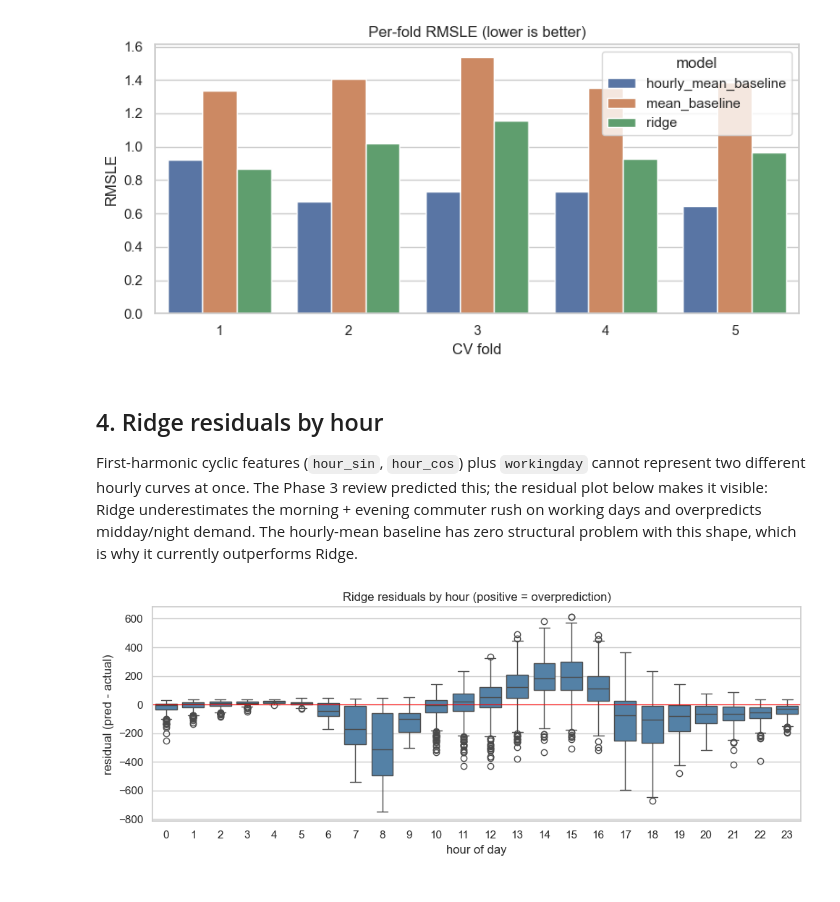
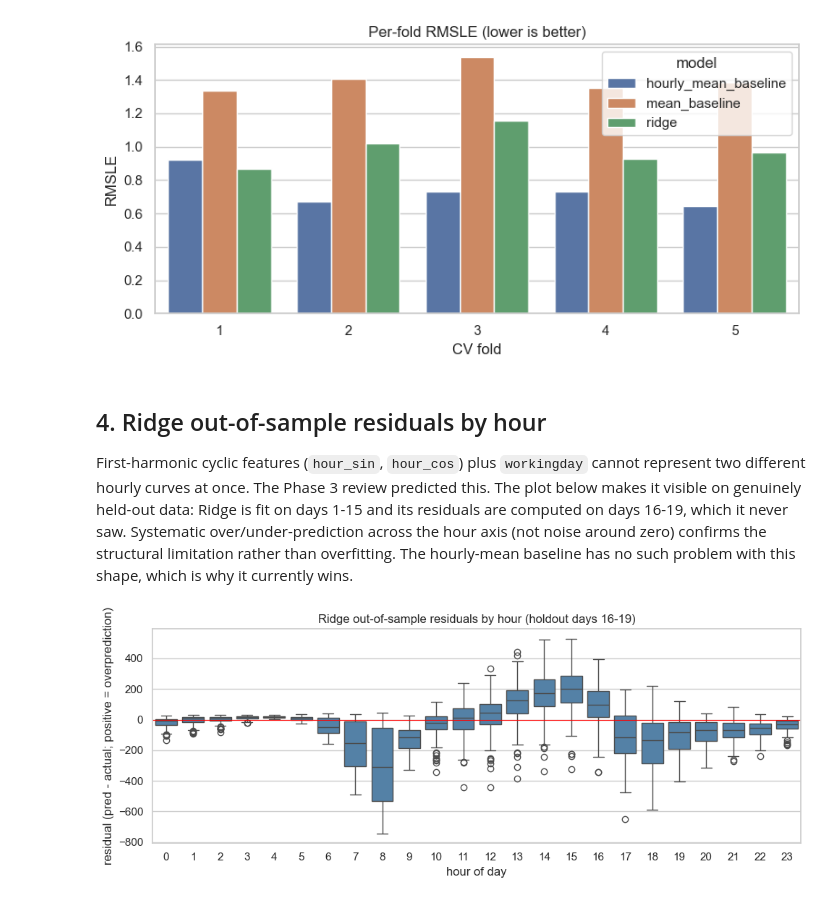
Before and after one commit to gokturkberke/bike-sharing-demand-forecasting, a Jupyter notebook: notebooks/03_baseline_and_linear.ipynb, the cells around one changed output. Saved outputs shown, nothing was run; the diff lists cells and outputs as text; code cells hidden in the pictures.

```diff
--- a/notebooks/03_baseline_and_linear.ipynb
+++ b/notebooks/03_baseline_and_linear.ipynb
@@ -110,36 +121,35 @@ plt.show()
 # %% [output]
 [figure]
 # %% [markdown]
-## 4. Ridge residuals by hour
+## 4. Ridge out-of-sample residuals by hour
 
-First-harmonic cyclic features (`hour_sin`, `hour_cos`) plus `workingday` cannot represent two different hourly curves at once. The Phase 3 review predicted this; the residual plot below makes it visible: Ridge underestimates the morning + evening commuter rush on working days and overpredicts midday/night demand. The hourly-mean baseline has zero structural problem with this shape, which is why it currently outperforms Ridge.
+First-harmonic cyclic features (`hour_sin`, `hour_cos`) plus `workingday` cannot represent two different hourly curves at once. The Phase 3 review predicted this. The plot below makes it visible on genuinely held-out data: Ridge is fit on days 1-15 and its residuals are computed on days 16-19, which it never saw. Systematic over/under-prediction across the hour axis (not noise around zero) confirms the structural limitation rather than overfitting. The hourly-mean baseline has no such problem with this shape, which is why it currently wins.
 # %%
-# Refit the three models on the full train set and look at residuals on
-# the same data (not a leakage test - this is for shape-of-error
-# diagnostics, not generalization).
-trained = {}
-preds = {}
-for name in ("mean_baseline", "hourly_mean_baseline", "ridge"):
-    model = get_model(name, CFG).fit(X, y)
-    trained[name] = model
-    preds[name] = model.predict(X)
+# Out-of-sample residuals: fit Ridge on the Kaggle-like train days
+# (1-15) and compute residuals on the held-out days (16-19) it never
+# saw. This is a genuine generalization view, not in-sample diagnostics.
+from bike_sharing.train import kaggle_like_holdout_split
 
-resid_df = pd.DataFrame({"hour": df["hour"], "weather": df["weather"], "y": y})
-for name, p in preds.items():
-    resid_df[f"resid_{name}"] = p - y
+train_idx, holdout_idx = kaggle_like_holdout_split(datetime)
+ridge = get_model("ridge", CFG).fit(X.iloc[train_idx], y[train_idx])
+holdout_pred = ridge.predict(X.iloc[holdout_idx])
 
-# Residuals by hour (Ridge only - the most informative for the bimodal issue).
+resid_df = pd.DataFrame({
+    "hour": X.iloc[holdout_idx]["hour"].to_numpy(),
+    "residual": holdout_pred - y[holdout_idx],
+})
+
 fig, ax = plt.subplots(figsize=(10, 4))
-sns.boxplot(data=resid_df, x="hour", y="resid_ridge", color="steelblue", ax=ax)
+sns.boxplot(data=resid_df, x="hour", y="residual", color="steelblue", ax=ax)
 ax.axhline(0, color="red", linewidth=0.8)
-ax.set_title("Ridge residuals by hour (positive = overprediction)")
+ax.set_title("Ridge out-of-sample residuals by hour (holdout days 16-19)")
 ax.set_xlabel("hour of day")
-ax.set_ylabel("residual (pred - actual)")
+ax.set_ylabel("residual (pred - actual; positive = overprediction)")
 fig.tight_layout()
 fig.savefig(FIG_DIR / "11_ridge_residuals_by_hour.png", dpi=120, bbox_inches="tight")
 plt.show()
 # %% [output]
-[figure, old version]
+[figure, new version]
 # %% [markdown]
 ## Findings (feed into Phase 4 review and Phase 5 trees)
 
```
Also changed, not shown: parts of 6 cells of this notebook, 13 other files.
